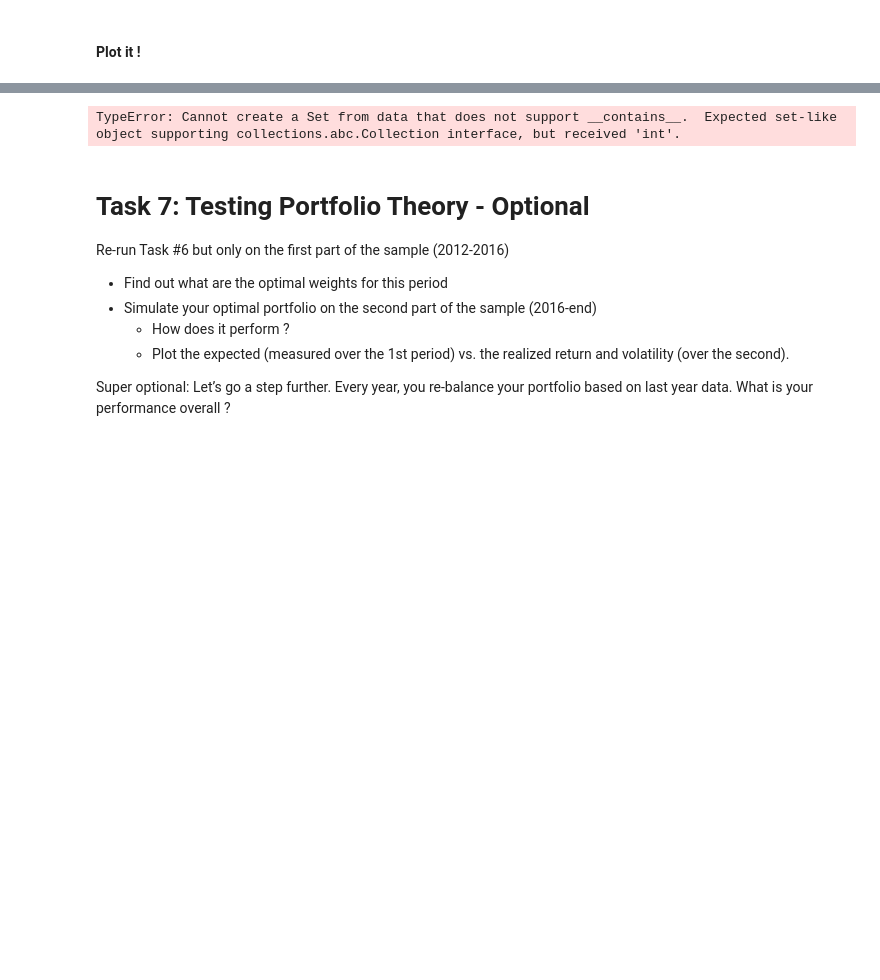
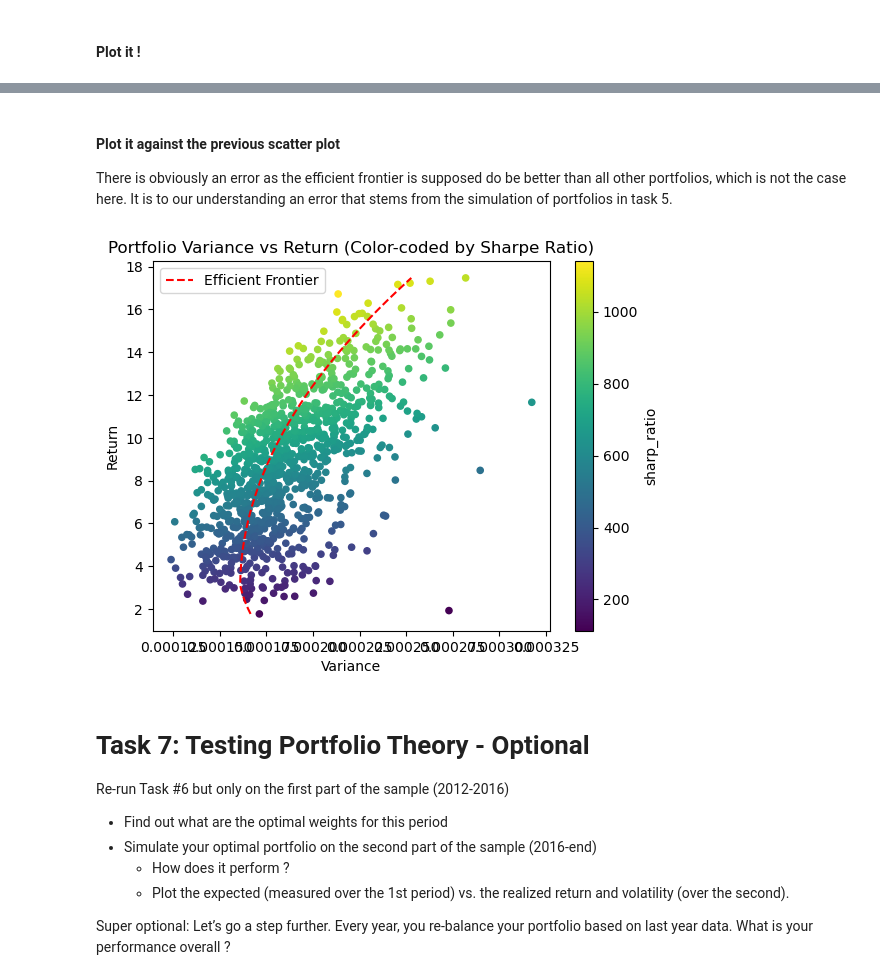
Before and after one commit to BocconiFinanceBigData/lab1, a Jupyter notebook: Group_1.ipynb, the cells around one changed output, grey strips where cells are left out. Saved outputs shown, nothing was run; the diff lists cells and outputs as text; code cells hidden in the pictures; blank space fills up the shorter version.

Commit message:
Task 6: Optional done.

```diff
--- a/Group_1.ipynb
+++ b/Group_1.ipynb
@@ -447,8 +430,24 @@ IndexError: index 9 is out of bounds for axis 0 with size 9
-# %%
-model = efficient_frontier(total_return, cov_matrix, rf=0.00, target_return=10)
-solver.solve(model)
-# %% [output]
-TypeError: Cannot create a Set from data that does not support __contains__.  Expected set-like object supporting collections.abc.Collection interface, but received 'int'.
+# %% [markdown]
+#### Plot it against the previous scatter plot
+There is obviously an error as the efficient frontier is supposed do be better than all other portfolios, which is not the case here. It is to our understanding an error that stems from the simulation of portfolios in task 5.
+# %%
+portfolios.plot(x='variance', y='return', kind='scatter', c='sharp_ratio', colormap='viridis', colorbar=True)
+plt.title('Portfolio Variance vs Return (Color-coded by Sharpe Ratio)')
+plt.xlabel('Variance')
+plt.ylabel('Return')
+
+# Extract variance and return values from the efficient frontier
+variances = [data['std']**2 for data in efficient_frontier]
+returns = [data['return'] for data in efficient_frontier]
+
+# Add efficient frontier to the plot
+plt.plot(variances, returns, 'r--', label='Efficient Frontier')
+
+plt.legend(loc='upper left')
+
+plt.show()
+# %% [output]
+[figure, added]
 # %% [markdown]
 # Task 7: Testing Portfolio Theory - Optional
 Re-run Task #6 but only on the first part of the sample (2012-2016)
```
Also changed, not shown: parts of 7 cells of this notebook.
